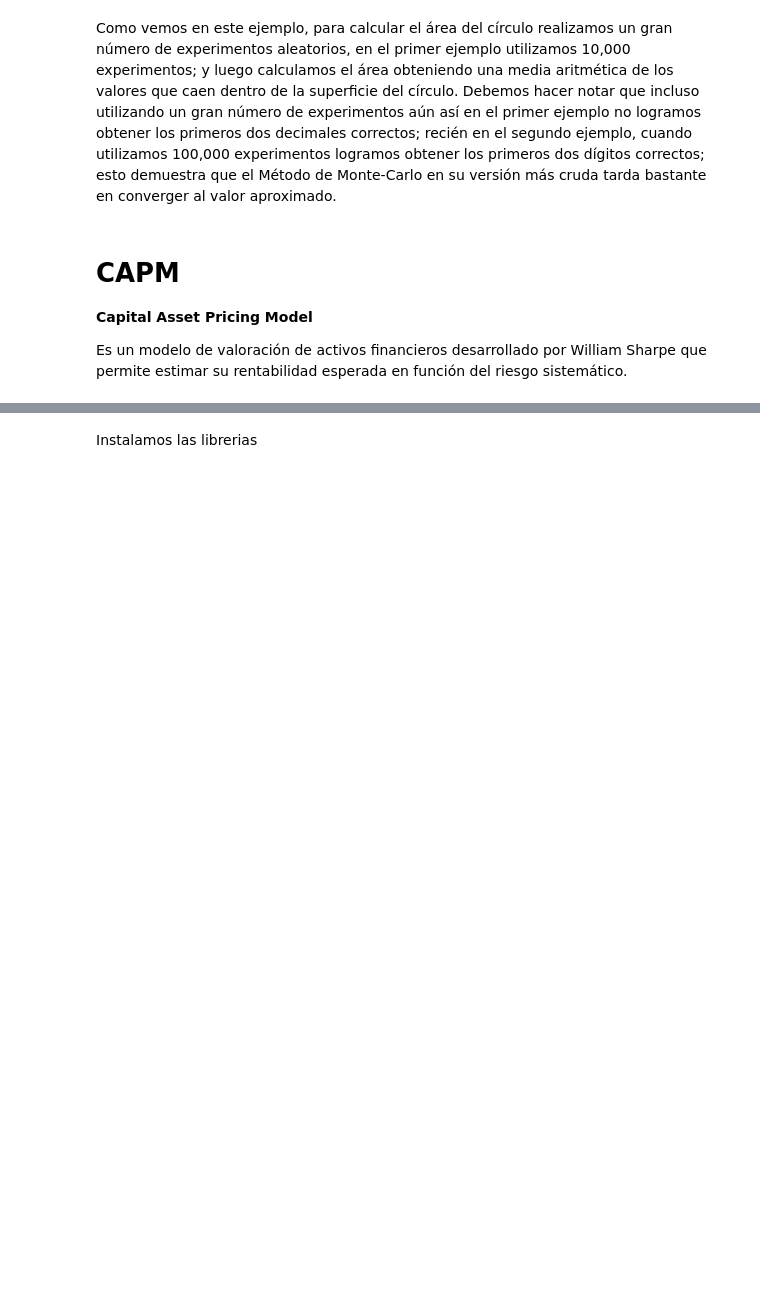
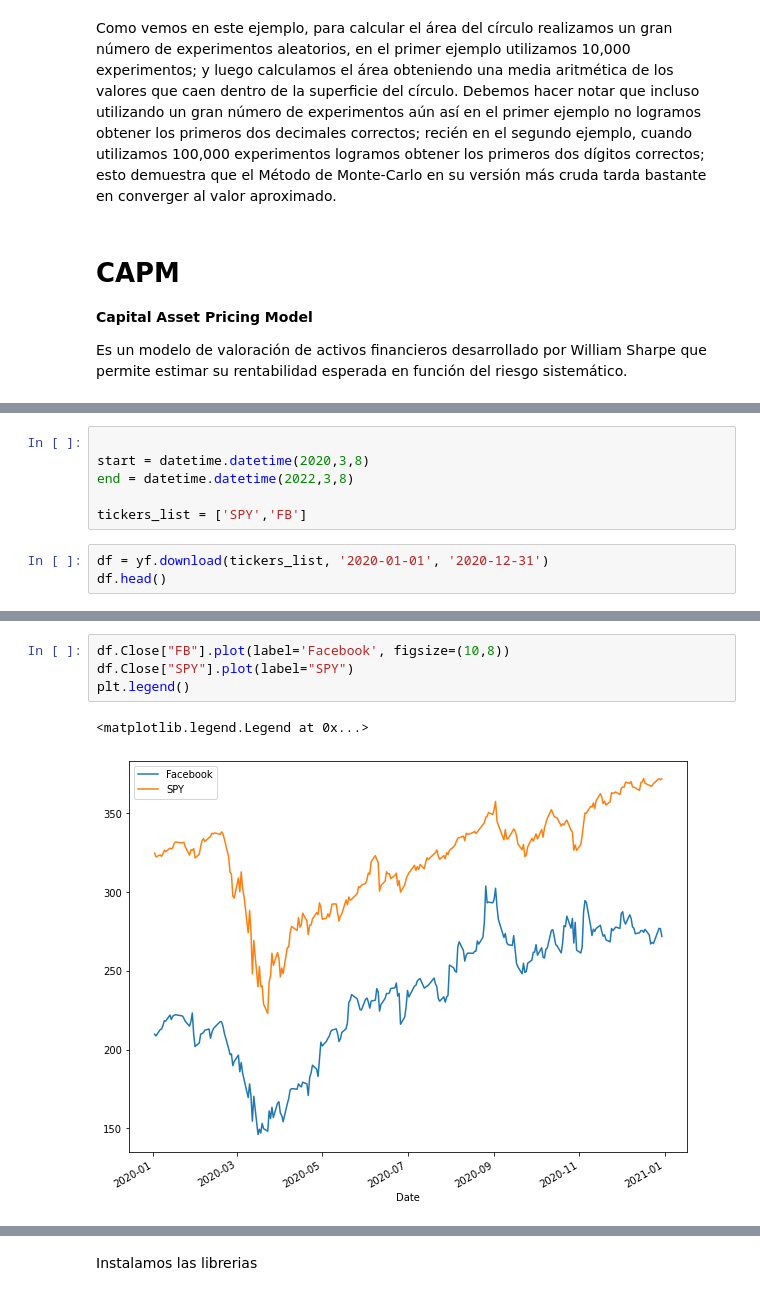
Before and after one commit to pikey-msc/Python, a Jupyter notebook: M3/C5_M3.ipynb, the cells around one changed output, grey strips where cells are left out. Cells and saved outputs as stored; diff of their text form; blank space fills up the shorter version.

```diff
--- a/M3/C5_M3.ipynb
+++ b/M3/C5_M3.ipynb
@@ -72,0 +107,9 @@ Es un modelo de valoración de activos financieros desarrollado por William Shar
+# %%
+
+start = datetime.datetime(2020,3,8)
+end = datetime.datetime(2022,3,8)
+
+tickers_list = ['SPY','FB']
+# %%
+df = yf.download(tickers_list, '2020-01-01', '2020-12-31')
+df.head()
@@ -72,0 +126,7 @@ Es un modelo de valoración de activos financieros desarrollado por William Shar
+# %%
+df.Close["FB"].plot(label='Facebook', figsize=(10,8))
+df.Close["SPY"].plot(label="SPY")
+plt.legend()
+# %% [output]
+<matplotlib.legend.Legend at 0x...>
+[figure, added]
```
Also changed, not shown: parts of 10 cells of this notebook.
